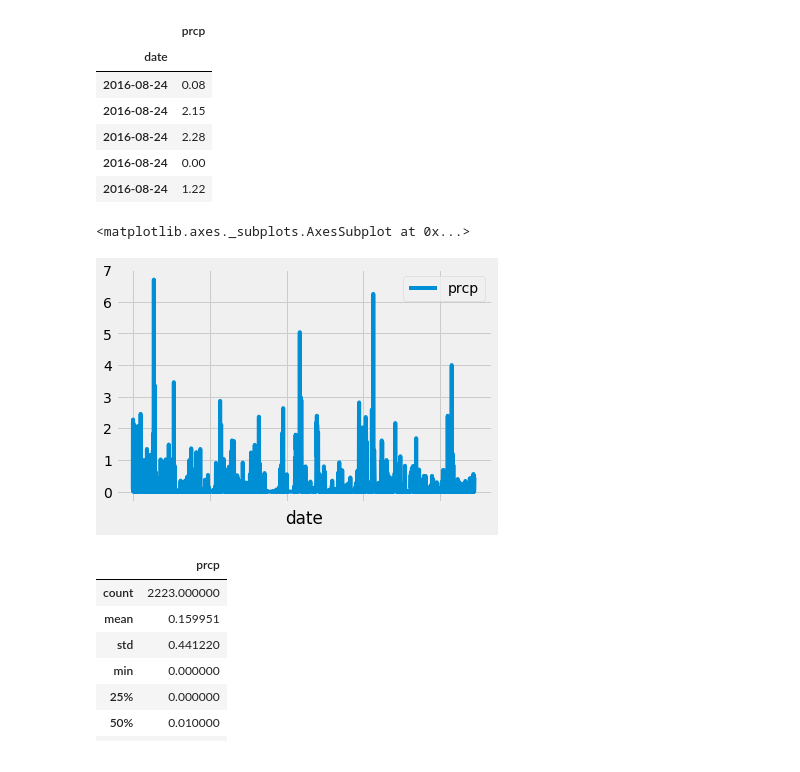
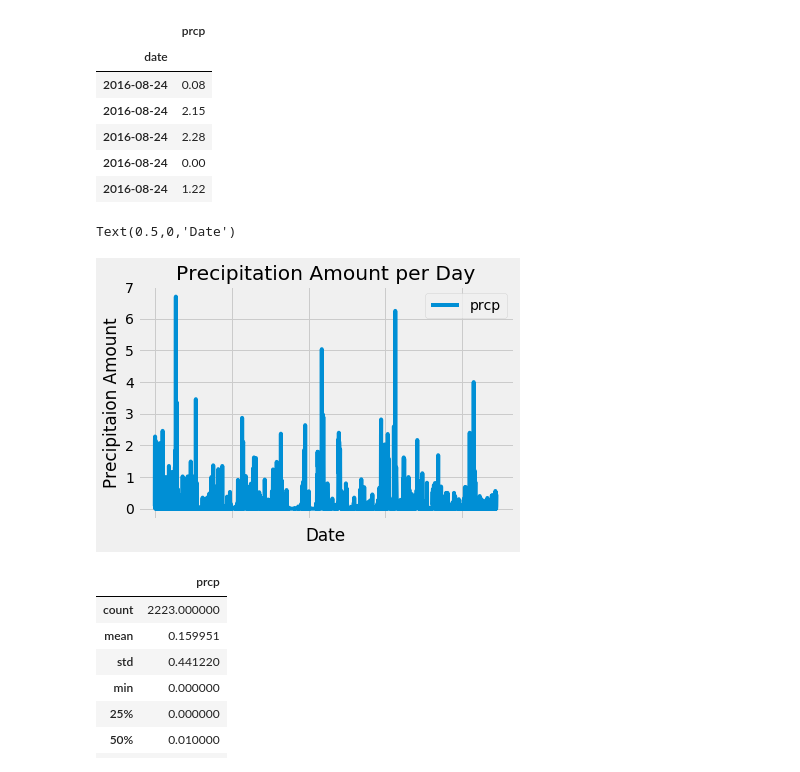
Before and after one commit to tc-sabr/Climate_Analysis, a Jupyter notebook: Climate_Analysis.ipynb, the cells around one changed output. Cells and saved outputs as stored; diff of their text form; code cells hidden in the pictures.

```diff
--- a/Climate_Analysis.ipynb
+++ b/Climate_Analysis.ipynb
@@ -73,10 +73,13 @@ date_precip.head()
 | 2016-08-24 | 1.22 |
 # %%
 # Use Pandas Plotting with Matplotlib to plot the data
-precip.plot(x='date', y='prcp')
+date_precip.plot(y='prcp')
+plt.title('Precipitation Amount per Day')
+plt.ylabel('Precipitaion Amount')
+plt.xlabel('Date')
 # %% [output]
-<matplotlib.axes._subplots.AxesSubplot at 0x...>
+Text(0.5,0,'Date')
-[figure, old version]
+[figure, new version]
 # %%
 # Use Pandas to calcualte the summary statistics for the precipitation data
 precip.describe()
```
Also changed, not shown: parts of 3 cells of this notebook.
